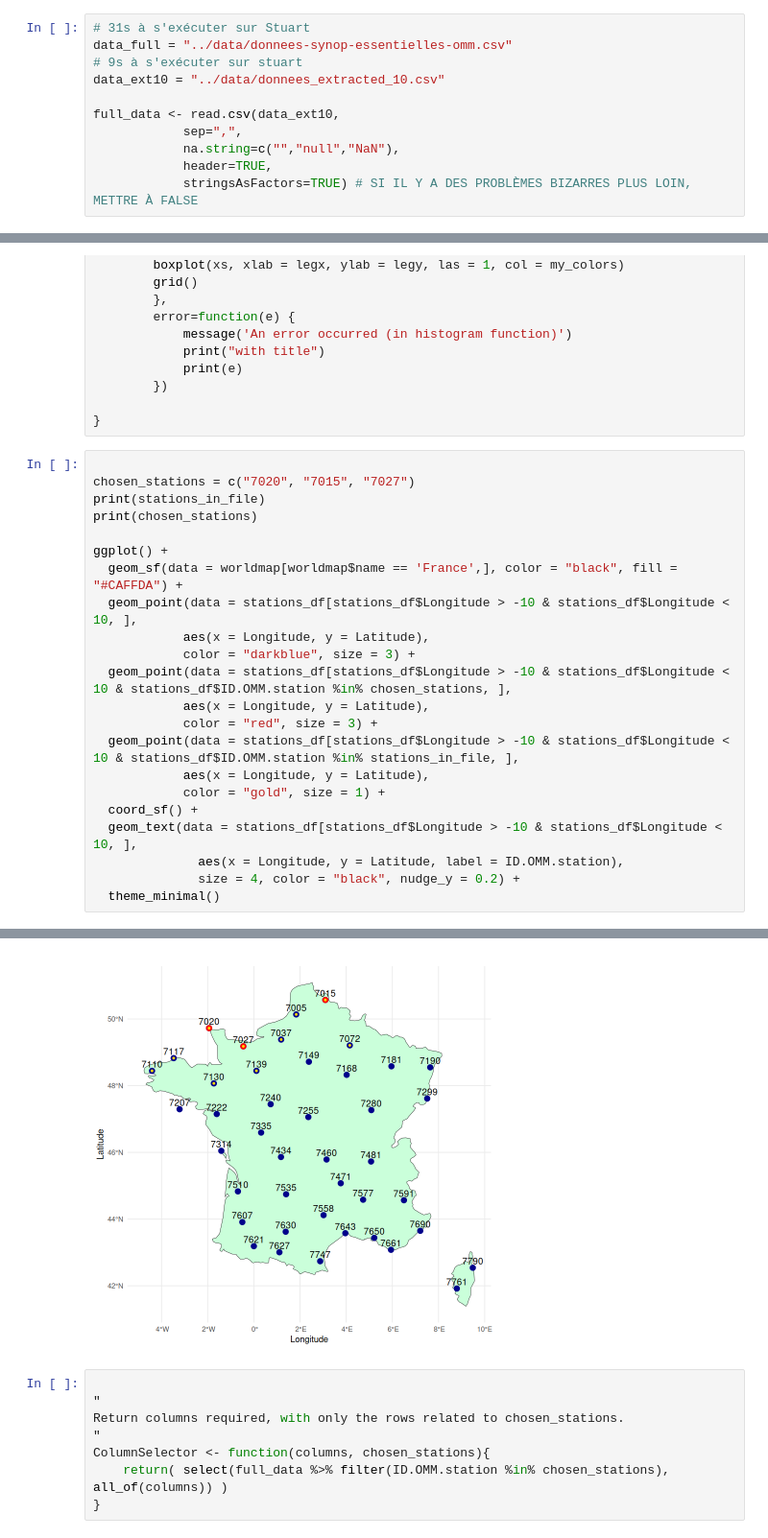
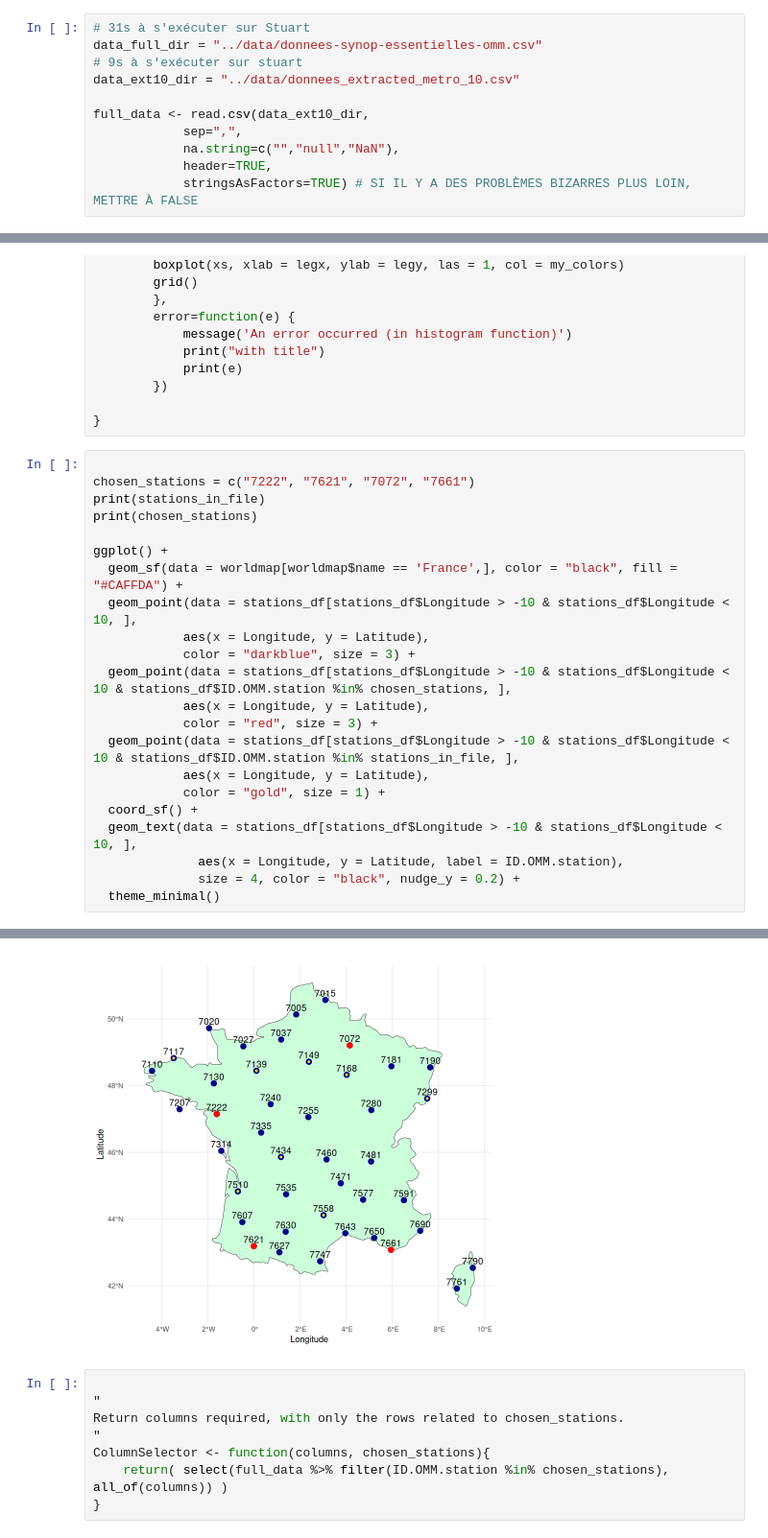
Before and after one commit to thomasdepic/SDD-BE-meteo, a Jupyter notebook: questions/1_presentation_donnees.ipynb, the cells around one changed output, grey strips where cells are left out. Shown at 96% size. Drawn from its saved outputs; the diff is of its cells as text.

Commit message:
petites améliorations sur lex extracts et les cartes

```diff
--- a/questions/1_presentation_donnees.ipynb
+++ b/questions/1_presentation_donnees.ipynb
@@ -13,10 +32,10 @@ library(dplyr)
 # %%
 # 31s à s'exécuter sur Stuart
-data_full = "../data/donnees-synop-essentielles-omm.csv"
+data_full_dir = "../data/donnees-synop-essentielles-omm.csv"
 # 9s à s'exécuter sur stuart
-data_ext10 = "../data/donnees_extracted_10.csv"
+data_ext10_dir = "../data/donnees_extracted_metro_10.csv"
 
-full_data <- read.csv(data_ext10,
+full_data <- read.csv(data_ext10_dir,
             sep=",",
             na.string=c("","null","NaN"),
             header=TRUE,
@@ -150,7 +172,7 @@ histogram <- function(xs, title, legx, legy){
 }
 # %%
 
-chosen_stations = c("7020", "7015", "7027")
+chosen_stations = c("7222", "7621", "7072", "7661")
 print(stations_in_file)
 print(chosen_stations)
 
@@ -176,4 +198,4 @@ ggplot() +
-[figure, old version]
+[figure, new version]
 # %%
 
 "
```
Also changed, not shown: parts of 14 cells of this notebook, 1 other file.
